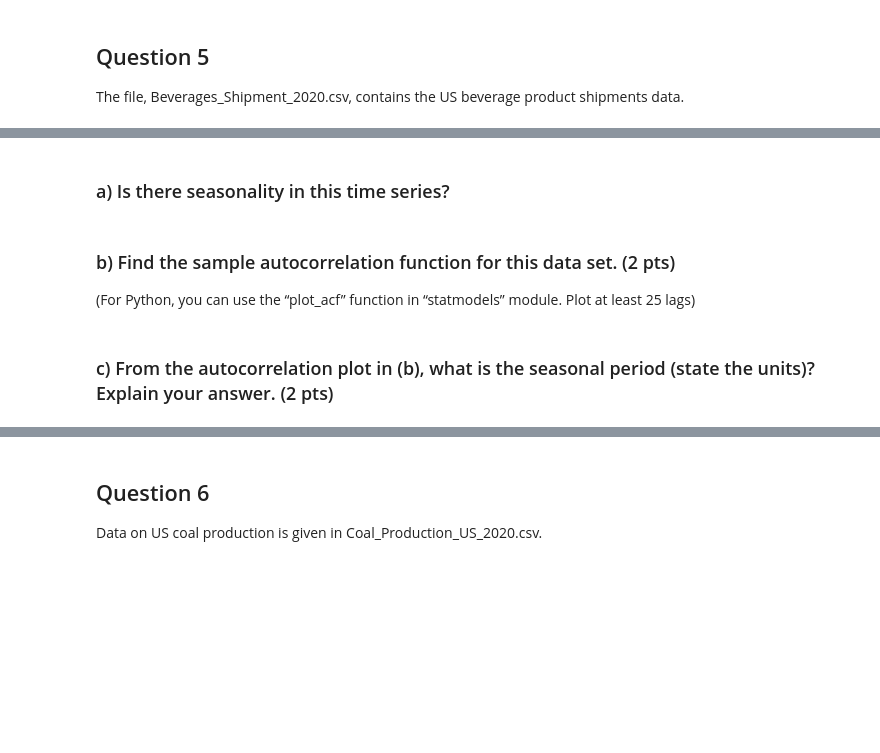
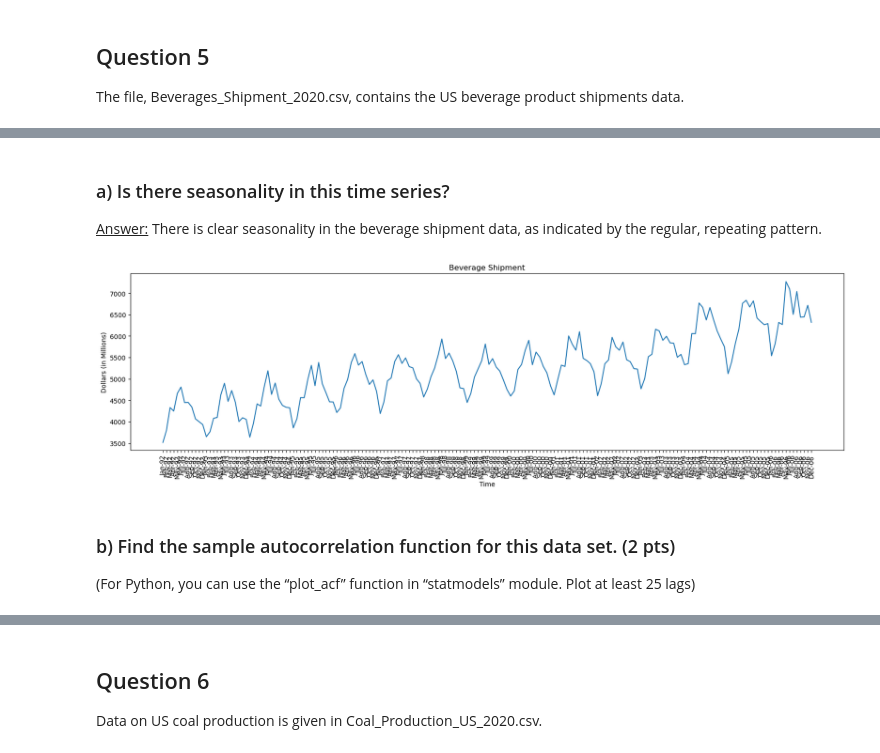
Before and after one commit to babli18/Time-Series, a Jupyter notebook: Assignment 1/Assignment1.ipynb, the cells around one changed output, grey strips where cells are left out. Cells and saved outputs as stored; diff of their text form; code cells hidden in the pictures; blank space fills up the shorter version.

```diff
--- a/Assignment 1/Assignment1.ipynb
+++ b/Assignment 1/Assignment1.ipynb
@@ -108,3 +119,6 @@ The file, AirSensorData.xlsx, contains the air quality data from multiple sensor
 # %% [markdown]
 ## Question 5
 The file, Beverages_Shipment_2020.csv, contains the US beverage product shipments data.
+# %%
+beverageShip_df = pd.read_csv('Beverages_Shipment_2020.csv')
+beverageShip_df.head(5)
@@ -111,7 +132,18 @@ The file, Beverages_Shipment_2020.csv, contains the US beverage product shipment
 # %% [markdown]
 ### a)	Is there seasonality in this time series?
+
+<u>Answer:</u>
+There is clear seasonality in the beverage shipment data, as indicated by the regular, repeating pattern.
+# %%
+plt.figure(figsize=(20,5))
+sns.lineplot(data=beverageShip_df, x = "Month", y = "Dollars (in Millions)")
+plt.xlabel('Time')
+plt.ylabel('Dollars (in Millions)')
+plt.xticks(rotation=90)
+plt.title('Beverage Shipment')
+plt.show()
+# %% [output]
+[figure, added]
 # %% [markdown]
 ### b)	Find the sample autocorrelation function for this data set. 			(2 pts)
 (For Python, you can use the “plot_acf” function in “statmodels” module. Plot at least 25 lags)
-# %% [markdown]
-### c)	From the autocorrelation plot in (b), what is the seasonal period (state the units)? Explain your answer.        (2 pts)
```
Also changed, not shown: parts of 10 cells of this notebook, 1 other file.
